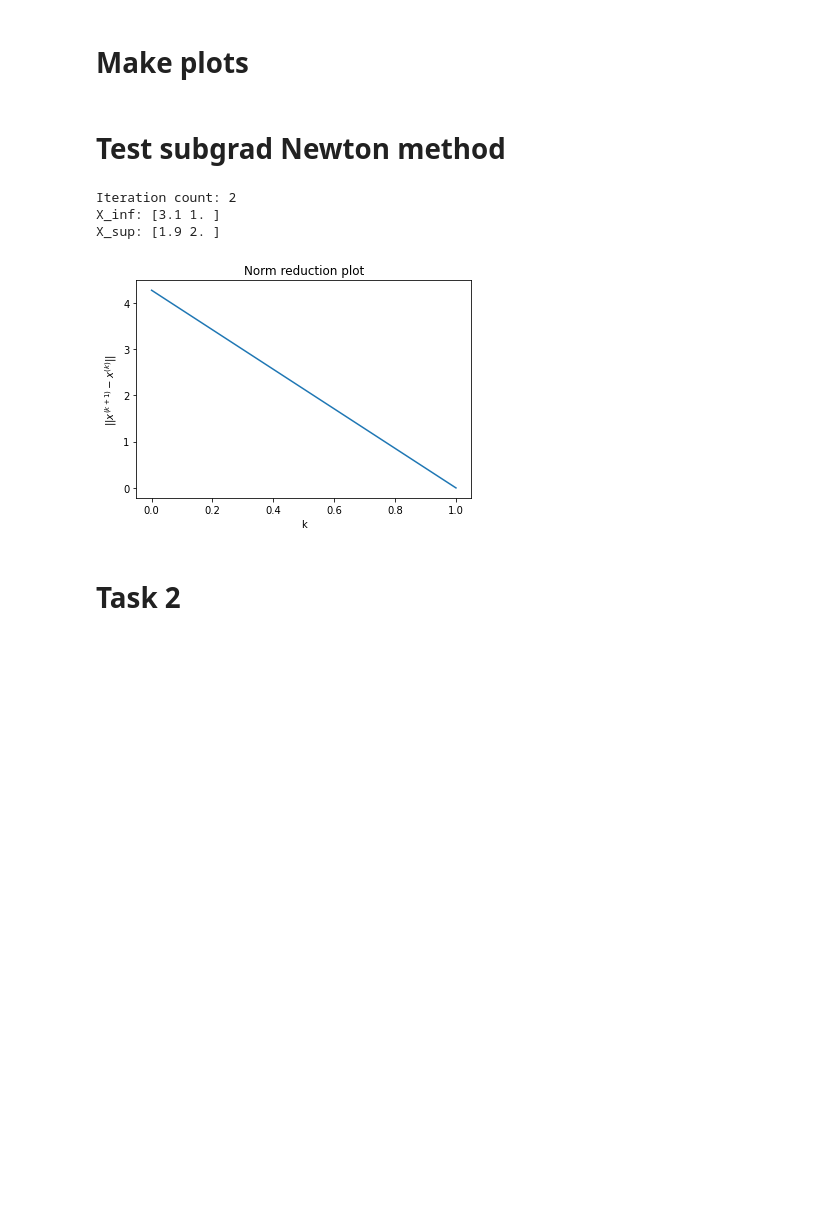
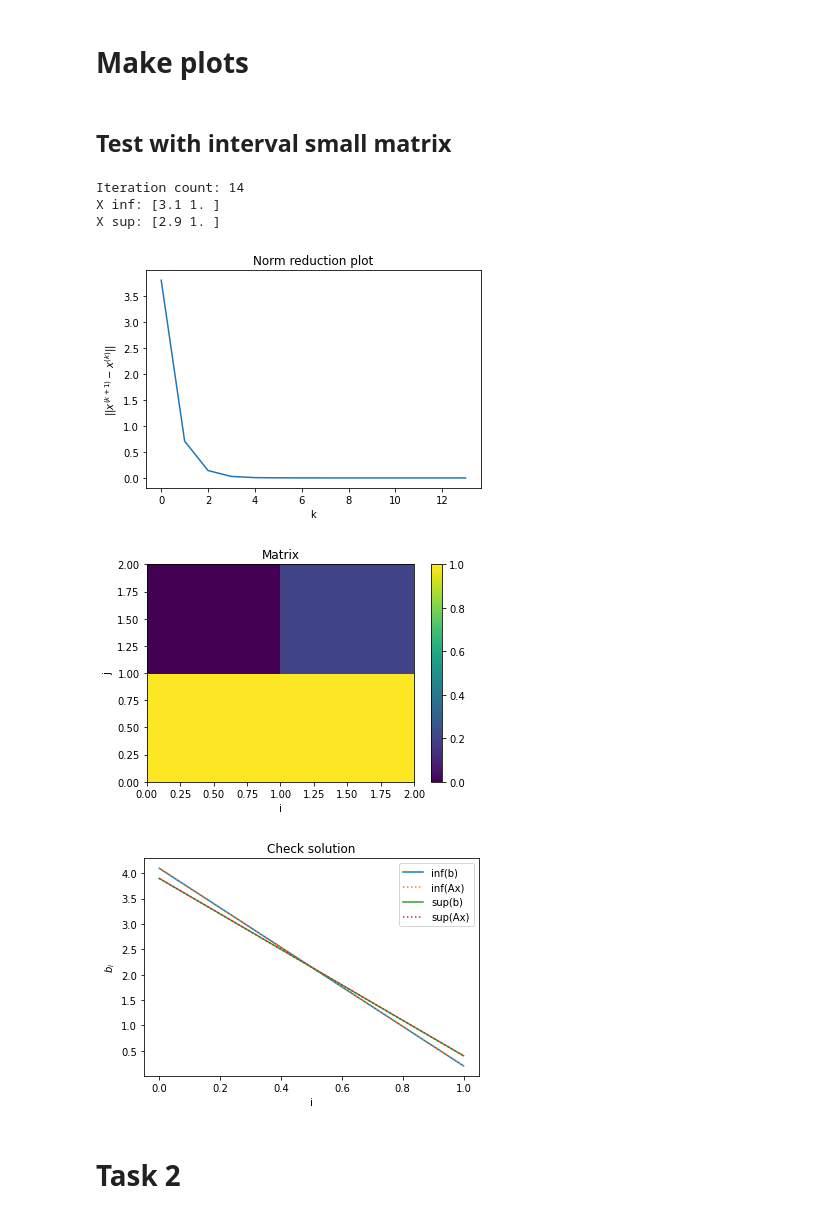
Before and after one commit to NikitaS4/Intervals, a Jupyter notebook: Notebooks/lab5.ipynb, the cells around one changed output. Saved outputs shown, nothing was run; the diff lists cells and outputs as text; code cells hidden in the pictures; blank space fills up the shorter version.

Commit message:
Improve script for lab5
Add opportunity to solve systems with interval matrix

```diff
--- a/Notebooks/lab5.ipynb
+++ b/Notebooks/lab5.ipynb
@@ -77,14 +81,3 @@ def compute_x0(mid_C, sti_d):
     return np.linalg.solve(mid_C, sti_d)
 # %% [markdown]
 ## Calculate subgradient D
-# %%
-def compute_D(D, i, j, a_ij, b_inf, b_sup):
-    n = D.shape[0] // 2;
-
-    if a_ij > 0:
-        D[i, j] = a_ij
-        D[i + n, j + n] = a_ij
-    else:
-        D[i, j + n] = a_ij
-        D[i + n, j] = a_ij
-    return D
@@ -91,16 +171,18 @@ def compute_D(D, i, j, a_ij, b_inf, b_sup):
 # %% [markdown]
 # Subgradient Newton method
 # %%
-def subdiff2(A, inf_b, sup_b):
+def subdiff2(A_inf, A_sup, inf_b, sup_b):
     # params
-    learning_rate = 1 # 0.3
-    accuracy = 1e-10
-    max_iter = 50
+    learning_rate = 0.8
+    accuracy = 1e-8
+    max_iter = 40
 
-    n = A.shape[0]  # dim
+    n = A_inf.shape[0]  # dim
 
     # compute x0
-    C_sti = sti_dot_mtx(A)  # for x0
+    A_mid = np.array([[(A_inf[i, j] + A_sup[i, j]) / 2 for j in range(n)] for i in range(n)])
+    A = [[Kaucher(A_inf[i, j], A_sup[i, j]) for j in range(n)] for i in range(n)]
+    C_sti = sti_dot_mtx(A_mid)  # for x0
     d_sti = sti_vector(inf_b, sup_b)  # for x0
     #cur_x = compute_x0(C_sti, d_sti)  # x0: (mid C)~ x0 = sti(b)
     cur_x = np.zeros(d_sti.shape[0])  # x0 = 0
@@ -121,7 +203,7 @@ def subdiff2(A, inf_b, sup_b):
         D = np.zeros((2 * n, 2 * n))  # subgrad mtx
         for i in range(n):
             for j in range(n):
-                g = A[i, j]
+                g = A[i][j]
                 h_inf = -prev_x[j]
                 h_sup = prev_x[j + n]
                 D = compute_D(D, i, j, g, h_inf, h_sup)
@@ -180,15 +277,27 @@ def make_plot_solution2(mtx, x_inf, x_sup, inf_b, sup_b, filename):
-# %% [markdown]
-# Test subgrad Newton method
-# %%
-(x_inf, x_sup), worklist = subdiff2(a_slae, inf_b, sup_b)
-print(f"X_inf: {x_inf}")
-print(f"X_sup: {x_sup}")
-make_plot_convergence(worklist, os.path.join('output', 'sys1worklist.png'))
-# %% [output]
-Iteration count: 2
-X_inf: [3.1 1. ]
-X_sup: [1.9 2. ]
-[figure, removed]
+# %% [markdown]
+## Test with interval small matrix
+# %%
+a_slae_inf = np.array([[1, 1], [0, 0.2]])
+a_slae_sup = np.array([[1, 1], [0, 0.4]])
+
+inf_b = np.array([4.1, 0.2])
+sup_b = np.array([3.9, 0.4])
+
+(x_inf, x_sup), worklist = subdiff2(a_slae_inf, a_slae_sup, inf_b, sup_b)
+print(f"X inf: {x_inf}")
+print(f"X sup: {x_sup}")
+
+make_plot_convergence(worklist, os.path.join('output', 'sys0worklist.png'))
+make_plot_matrix(a_slae_inf, os.path.join('output', 'matrix0.png'))
+#make_plot_solution(a_slae_inf, a_slae_sup, x_inf, inf_b, sup_b, os.path.join('output', 'sys0ax.png'))
+make_plot_solution2(a_slae_inf, a_slae_sup, x_inf, x_sup, inf_b, sup_b, os.path.join('output', 'sys0solution.png'))
+# %% [output]
+Iteration count: 14
+X inf: [3.1 1. ]
+X sup: [2.9 1. ]
+[figure, added]
+[figure, added]
+[figure, added]
 # %% [markdown]
 # Task 2
 # %% [markdown]
```
Also changed, not shown: parts of 9 cells of this notebook.
